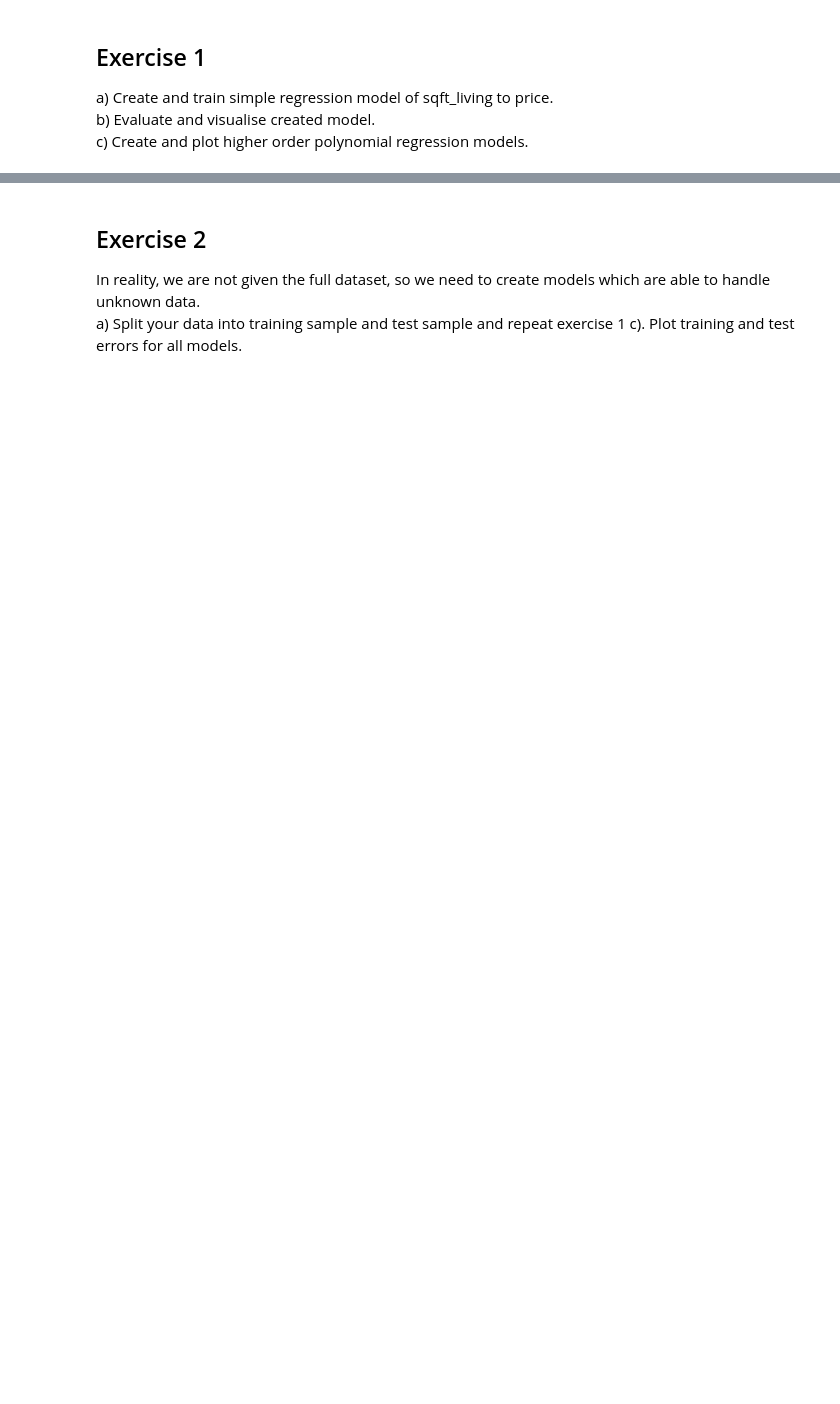
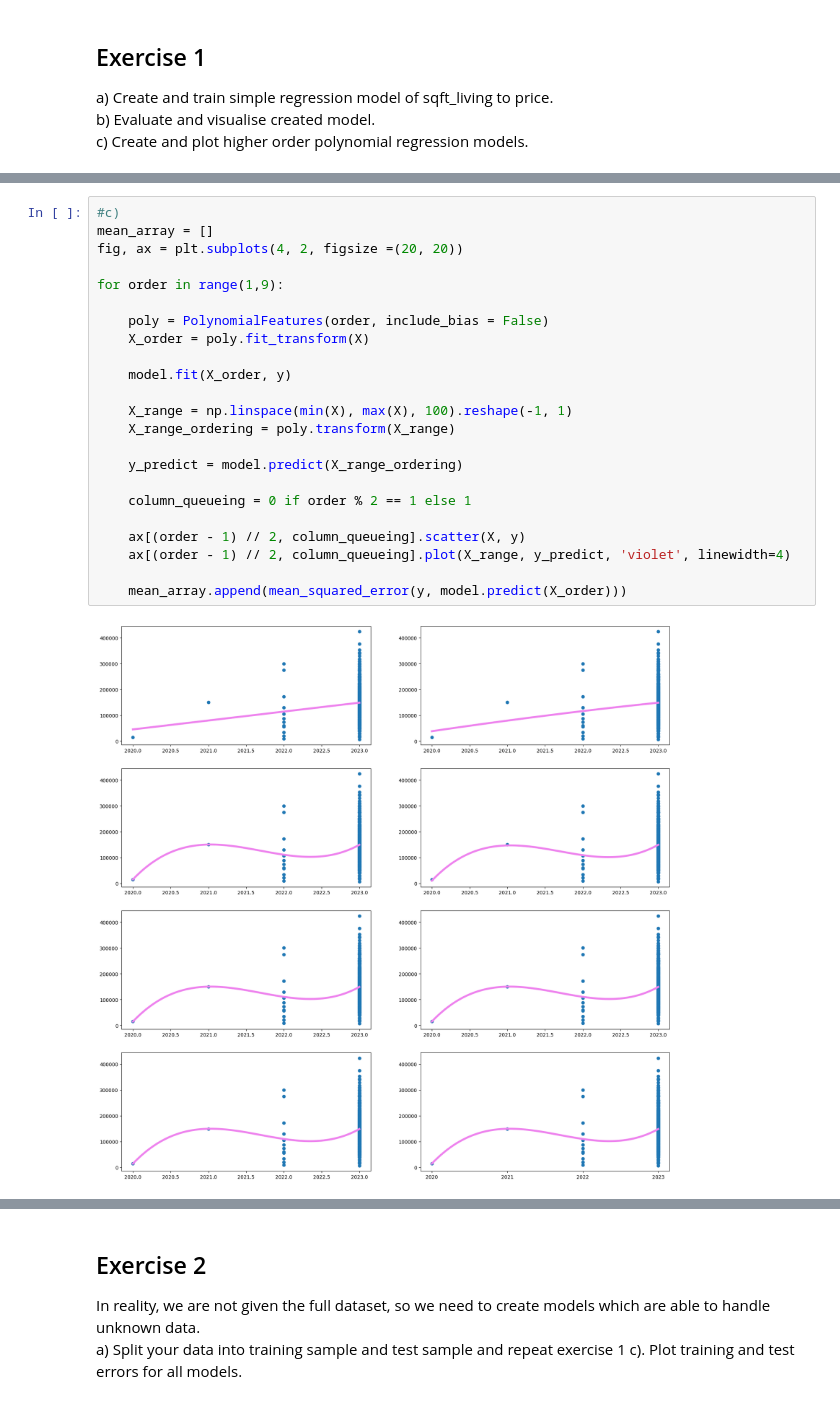
Before and after one commit to qojigedou/data_science, a Jupyter notebook: Assignment_opt_2_3_with_code.ipynb, the cells around one changed output, grey strips where cells are left out. Saved outputs shown, nothing was run; the diff lists cells and outputs as text; blank space fills up the shorter version.

```diff
--- a/Assignment_opt_2_3_with_code.ipynb
+++ b/Assignment_opt_2_3_with_code.ipynb
@@ -56,0 +69,25 @@ for order in range(1,9):
+# %%
+#c)
+mean_array = []
+fig, ax = plt.subplots(4, 2, figsize =(20, 20))
+
+for order in range(1,9):
+
+    poly = PolynomialFeatures(order, include_bias = False)
+    X_order = poly.fit_transform(X)
+
+    model.fit(X_order, y)
+
+    X_range = np.linspace(min(X), max(X), 100).reshape(-1, 1)
+    X_range_ordering = poly.transform(X_range)
+
+    y_predict = model.predict(X_range_ordering)
+
+    column_queueing = 0 if order % 2 == 1 else 1
+
+    ax[(order - 1) // 2, column_queueing].scatter(X, y)
+    ax[(order - 1) // 2, column_queueing].plot(X_range, y_predict, 'violet', linewidth=4)
+
+    mean_array.append(mean_squared_error(y, model.predict(X_order)))
+# %% [output]
+[figure, added]
```
Also changed, not shown: parts of 14 cells of this notebook, 1 other file.
